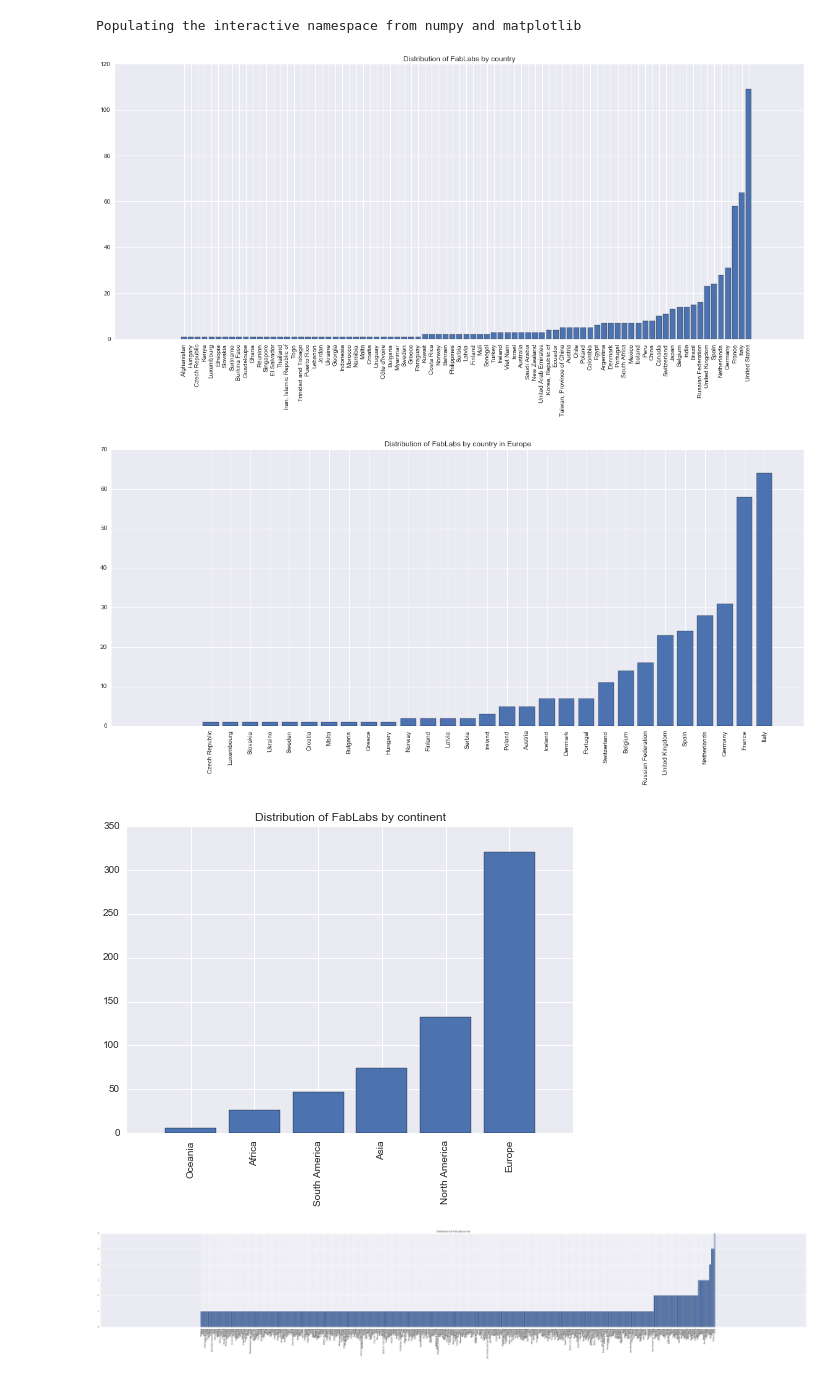
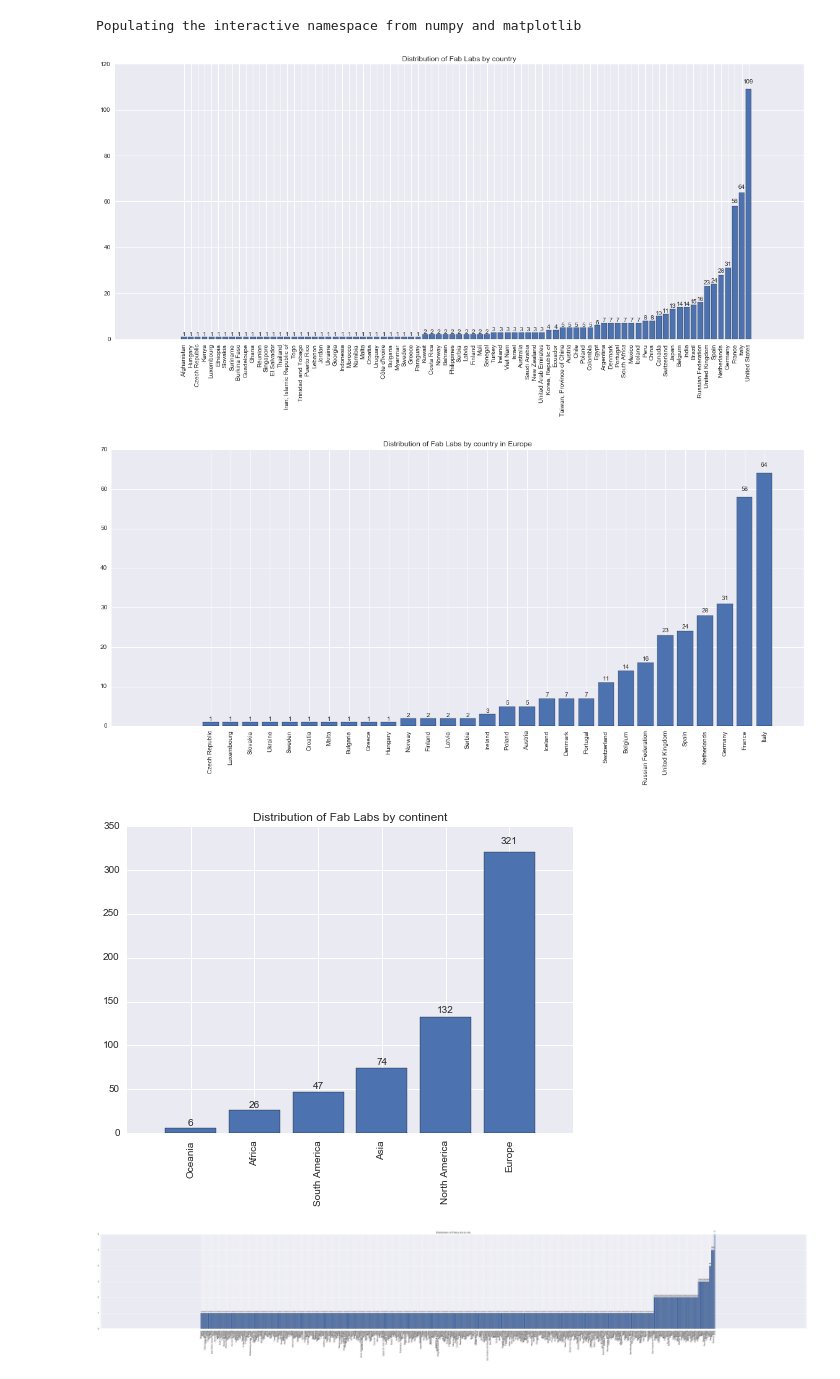
Before and after one commit to openp2pdesign/FabLab-Mapping--Python, a Jupyter notebook: Distribution of FabLabs.ipynb, the cells around one changed output. Drawn from its saved outputs; the diff is of its cells as text; code cells hidden in the pictures.

Commit message:
Add value label on top of bars in the distribution notebook

```diff
--- a/Distribution of FabLabs.ipynb
+++ b/Distribution of FabLabs.ipynb
@@ -12,6 +12,14 @@ from collections import OrderedDict
 import pycountry
 from incf.countryutils import transformations
 import json
+# %%
+# From http://stackoverflow.com/a/7423575/2237113
+def autolabel(rects):
+# attach some text labels
+    for ii,rect in enumerate(rects):
+        height = rect.get_height()
+        plt.text(rect.get_x()+rect.get_width()/2., 1.02*height, '%s'% (name[ii]),
+                ha='center', va='bottom')
 # %%
 # Load FabLab list
 url = "https://api.fablabs.io/v0/labs.json"
@@ -97,22 +105,23 @@ Populating the interactive namespace from numpy and matplotlib
 # %%
 # Get distribution of FabLabs per country
 
 countries_stats = {}
 
 for k in sortedcontinents:
     for h in sortedcontinents[k]:
         countries_stats[h] =  len(sortedcontinents[k][h])
 
 countries_stats2 = OrderedDict(sorted(countries_stats.items(), key=lambda t: t[1]))
 
 figure(figsize=(20,8))
-plt.bar(range(len(countries_stats2)), countries_stats2.values(), align='center')
+rect1 = plt.bar(range(len(countries_stats2)), countries_stats2.values(), align='center')
 plt.xticks(range(len(countries_stats2)), countries_stats2.keys(), rotation=90)
-plt.title("Distribution of FabLabs by country")
-
+plt.title("Distribution of Fab Labs by country")
+name = list(countries_stats2.values())
+autolabel(rect1)
 plt.savefig('FabLabs-CountryDistribution.pdf')
 # %% [output]
-[figure, old version]
+[figure, new version]
 # %%
 # Get distribution of FabLabs per country, per continent
 
@@ -130,13 +139,14 @@ for k in sortedcontinents:
 countries_stats2 = OrderedDict(sorted(countries_stats.items(), key=lambda t: t[1]))
 
 figure(figsize=(20,8))
-plt.bar(range(len(countries_stats2)), countries_stats2.values(), align='center')
+rect1 = plt.bar(range(len(countries_stats2)), countries_stats2.values(), align='center')
 plt.xticks(range(len(countries_stats2)), countries_stats2.keys(), rotation=90)
-plt.title("Distribution of FabLabs by country in "+continent_name)
-
+plt.title("Distribution of Fab Labs by country in "+continent_name)
+name = list(countries_stats2.values())
+autolabel(rect1)
 plt.savefig('FabLabs-CountryContinent'+continent_name+'Distribution.pdf')
 # %% [output]
-[figure, old version]
+[figure, new version]
 # %%
 # Get distribution of FabLabs per continent
 
@@ -149,13 +159,14 @@ for k in sortedcontinents:
 
 continents_stats2 = OrderedDict(sorted(continents_stats.items(), key=lambda t: t[1]))
 
-plt.bar(range(len(continents_stats2)), continents_stats2.values(), align='center')
+rect1 = plt.bar(range(len(continents_stats2)), continents_stats2.values(), align='center')
 plt.xticks(range(len(continents_stats2)), continents_stats2.keys(), rotation=90)
-plt.title("Distribution of FabLabs by continent")
-
+plt.title("Distribution of Fab Labs by continent")
+name = list(continents_stats2.values())
+autolabel(rect1)
 plt.savefig('FabLabs-ContinentDistribution.pdf')
 # %% [output]
-[figure, old version]
+[figure, new version]
 # %%
 # Get distribution of FabLabs per city
 
```
Also changed, not shown: parts of 1 cell of this notebook.
